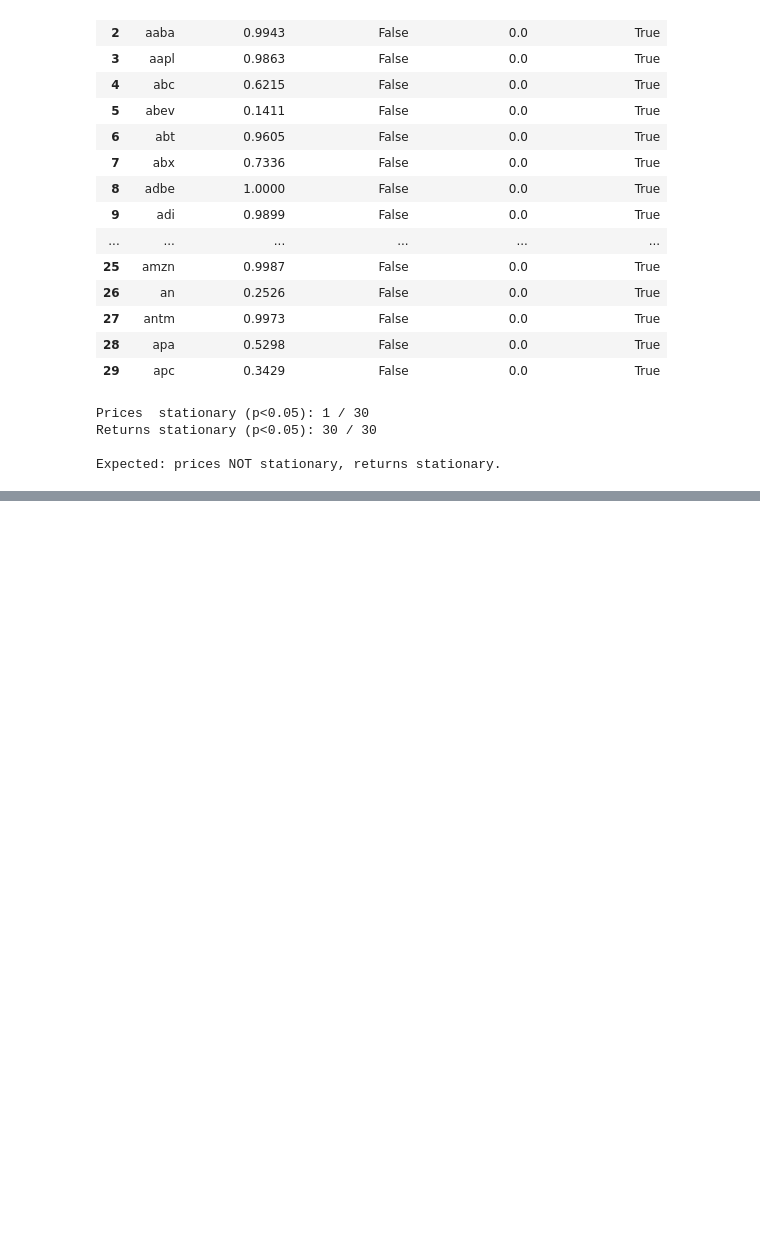
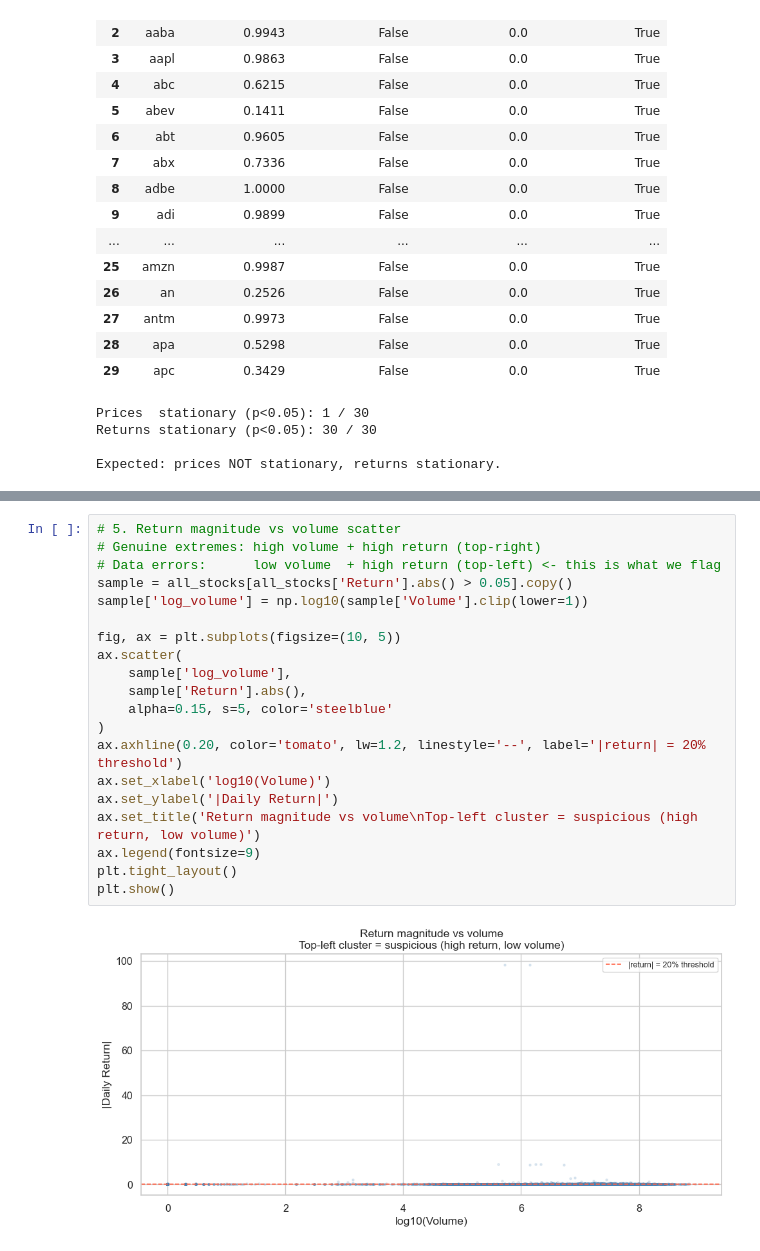
Before and after one commit to CS3244-Pairs-Trading/Pairs-Trading, a Jupyter notebook: eda_2.ipynb, the cells around one changed output, grey strips where cells are left out. Drawn from its saved outputs; the diff is of its cells as text; blank space fills up the shorter version.

```diff
--- a/eda_2.ipynb
+++ b/eda_2.ipynb
@@ -408,3 +499,25 @@ Expected: prices NOT stationary, returns stationary.
+# %%
+# 5. Return magnitude vs volume scatter
+# Genuine extremes: high volume + high return (top-right)
+# Data errors:      low volume  + high return (top-left) <- this is what we flag
+sample = all_stocks[all_stocks['Return'].abs() > 0.05].copy()
+sample['log_volume'] = np.log10(sample['Volume'].clip(lower=1))
+
+fig, ax = plt.subplots(figsize=(10, 5))
+ax.scatter(
+    sample['log_volume'],
+    sample['Return'].abs(),
+    alpha=0.15, s=5, color='steelblue'
+)
+ax.axhline(0.20, color='tomato', lw=1.2, linestyle='--', label='|return| = 20% threshold')
+ax.set_xlabel('log10(Volume)')
+ax.set_ylabel('|Daily Return|')
+ax.set_title('Return magnitude vs volume\nTop-left cluster = suspicious (high return, low volume)')
+ax.legend(fontsize=9)
+plt.tight_layout()
+plt.show()
+# %% [output]
+[figure, added]
 # %% [markdown]
 ---
 ## Summary
```
Also changed, not shown: parts of 9 cells of this notebook, 2 other files.
